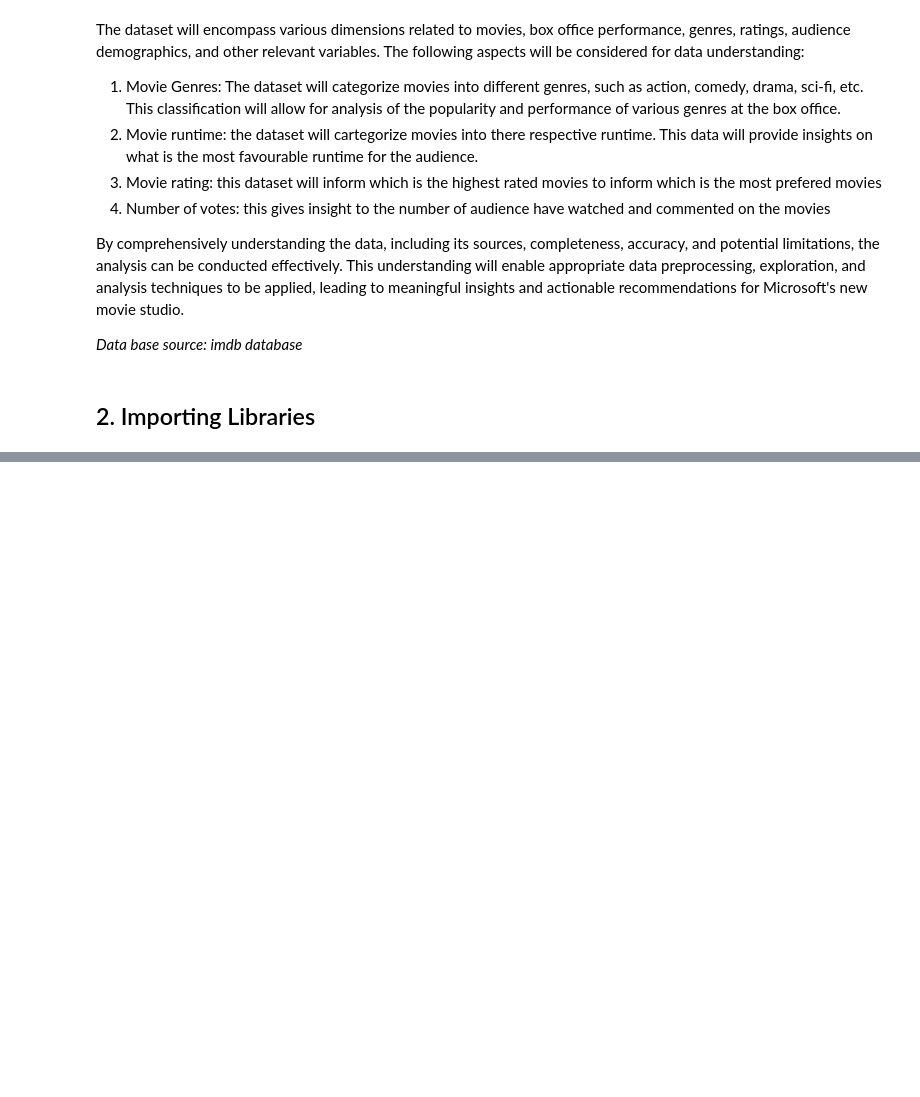
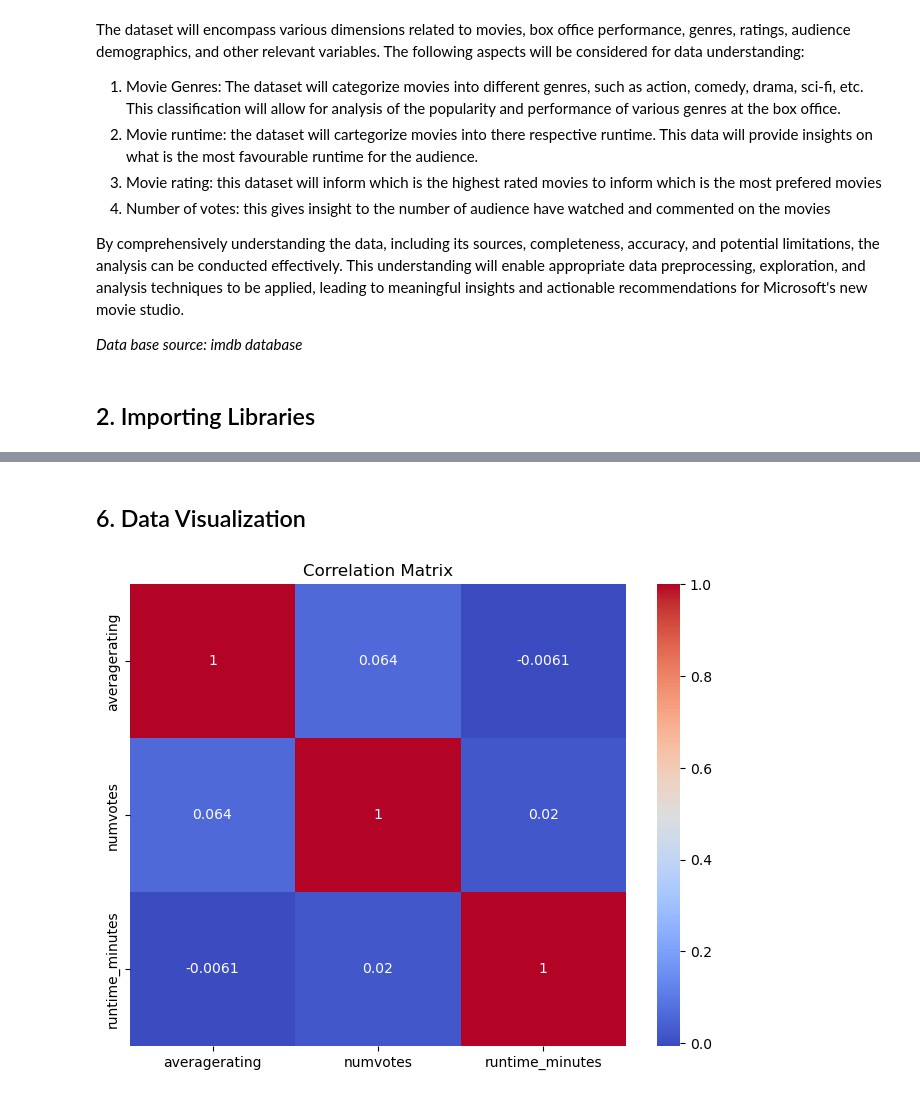
Before and after one commit to JosephMwaniki/PHASE_ONE_PROJECT, a Jupyter notebook: index.ipynb, the cells around one changed output, grey strips where cells are left out. Cells and saved outputs as stored; diff of their text form; code cells hidden in the pictures; blank space fills up the shorter version.

Commit message:
FINAL ANALYSIS INDEX

```diff
--- a/index.ipynb
+++ b/index.ipynb
@@ -57,0 +96,4 @@ import sqlite3
+# %%
+# dropping all columns with missing information
+imdb_df = imdb_df.dropna()
+imdb_df.head()
@@ -57,0 +107,21 @@ import sqlite3
+# %%
+#Create a new DataFrame to store the expanded records:
+expanded_records = []
+
+
+#Iterate through each row in the original DataFrame, splitting the genres and creating separate records:
+
+for _, row in imdb_df.iterrows():
+    movie_id = row['movie_id']
+    genres = row['genres']
+    start_year = row['start_year']
+    runtime_minutes = row['runtime_minutes']
+    averagerating = row['averagerating']
+    numvotes = row['numvotes']
+    if pd.notnull(genres):
+        genre_list = genres.split(',')
+        for genre in genre_list:
+            expanded_records.append({'movie_id': movie_id, 'genre': genre.strip(), 'start_year': start_year, 'runtime_minutes':runtime_minutes, 'averagerating': averagerating, 'numvotes': numvotes})
+
+expanded_records_df = pd.DataFrame(expanded_records, columns=['movie_id', 'genre', 'start_year', 'runtime_minutes', 'averagerating', 'numvotes'])
+print(expanded_records_df.head())
@@ -57,0 +150,4 @@ import sqlite3
+# %%
+# Correlation analysis
+correlation_matrix = expanded_records_df[['averagerating', 'numvotes', 'runtime_minutes']].corr()
+print(correlation_matrix)
@@ -57,0 +215,10 @@ import sqlite3
+# %% [markdown]
+## 6. Data Visualization
+# %%
+# Correlation matrix heatmap
+plt.figure(figsize=(8, 6))
+sns.heatmap(correlation_matrix, annot=True, cmap='coolwarm')
+plt.title('Correlation Matrix')
+plt.show()
+# %% [output]
+[figure, added]
```
Also changed, not shown: parts of 19 cells of this notebook.
